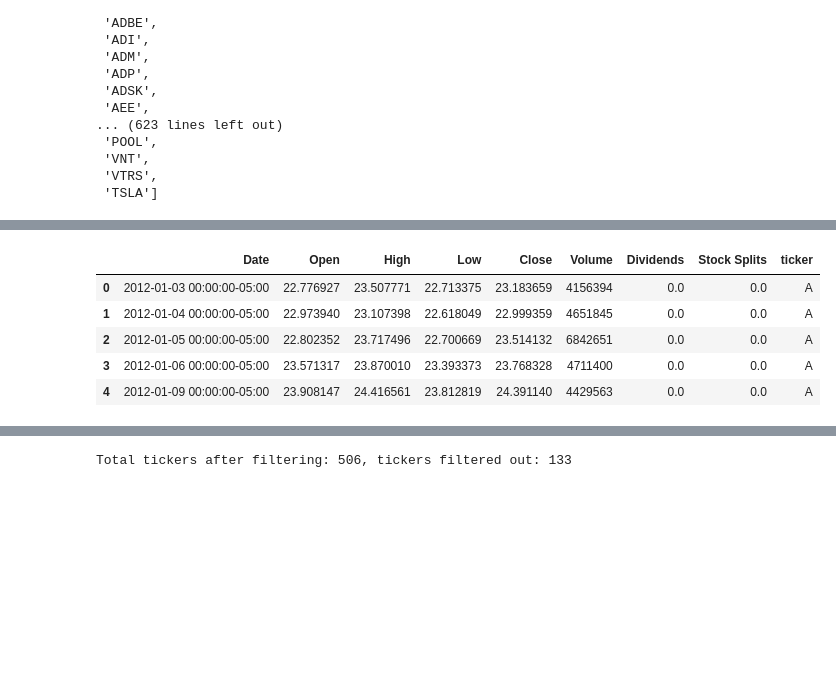
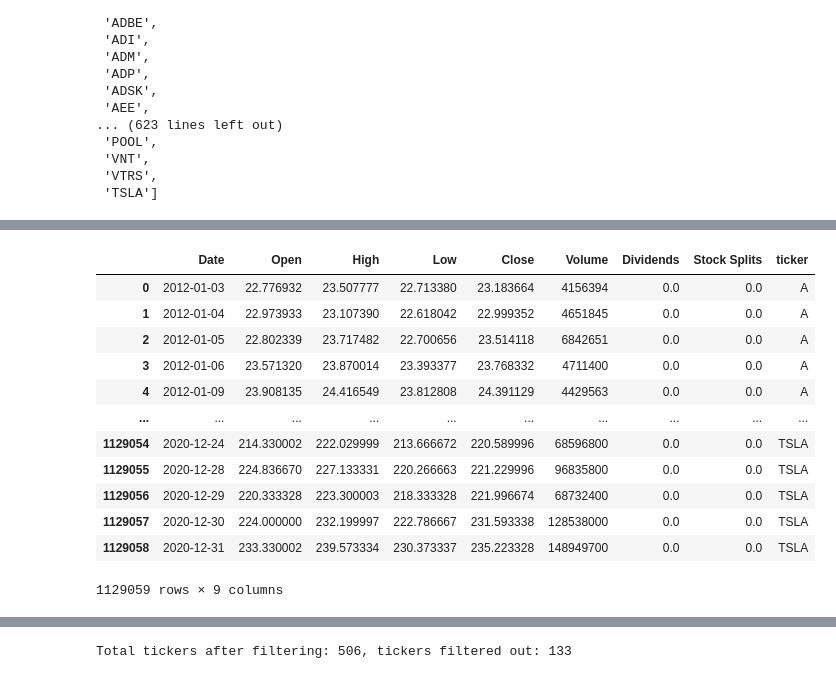
Before and after one commit to gotoshleep/DSE4212-Portfolio-Optimiser, a Jupyter notebook: Data prep and EDA/data_cleaning2.ipynb, the cells around one changed output, grey strips where cells are left out. Cells and saved outputs as stored; diff of their text form; code cells hidden in the pictures; blank space fills up the shorter version.

```diff
--- a/Data prep and EDA/data_cleaning2.ipynb
+++ b/Data prep and EDA/data_cleaning2.ipynb
@@ -35,4 +35,6 @@ spy_stocklist
 3482 rows × 2 columns
 # %%
 # Filter date range for 2012-01-01 to 2021-01-07, we include the year 2012 to introduce a buffer for moving averages calculation
-spy_stocklist_filtered = spy_stocklist[(spy_stocklist['date'] >= '2013-01-01') & (spy_stocklist['date'] <= '2020-12-31')]
+spy_stocklist_filtered = spy_stocklist[(spy_stocklist['date'] >= '2013-01-01') & (spy_stocklist['date'] <= '2021-01-08')]
+
+spy_stocklist_filtered
@@ -39,9 +55,31 @@ spy_stocklist_filtered = spy_stocklist[(spy_stocklist['date'] >= '2013-01-01') &
 # %%
+# Step 1: Split the tickers into lists
+spy_stocklist_filtered_expanded_unexploded = (
+    spy_stocklist_filtered.assign(
+        ticker=spy_stocklist_filtered["tickers"].str.split(",")
+    )
+    .drop(columns="tickers")
+    .reset_index(drop=True)
+)
+
+# Step 2: Apply mapping to each list of tickers
+updated_ticker_mapping = {
+    'GOOGL': 'GOOG',
+    'FB': 'META',
+    'TWTR': 'X',
+}
+
+spy_stocklist_filtered_expanded_unexploded["ticker"] = (
+    spy_stocklist_filtered_expanded_unexploded["ticker"]
+    .apply(lambda lst: [updated_ticker_mapping.get(t, t) for t in lst])
+)
+
+
+# When exploding, you don’t need to drop "tickers" again—it was already dropped above
 spy_stocklist_filtered_expanded = (
-    spy_stocklist_filtered.assign(ticker=spy_stocklist_filtered["tickers"].str.split(","))
-      .explode("ticker")
-      .drop(columns="tickers")
-      .reset_index(drop=True)
+    spy_stocklist_filtered_expanded_unexploded
+    .explode("ticker")
+    .reset_index(drop=True)
 )
 
 spy_stocklist_filtered_expanded
@@ -98,5 +165,10 @@ spy_stocklist_final[spy_stocklist_final['ticker'].isin(updated_ticker_mapping.va
 # %%
 ### getting list of unique tickers that ever entered the SP500 between 2013-2020
+
+spy_stocklist_final = spy_stocklist_filtered_expanded[
+    (spy_stocklist_filtered_expanded['date'] >= '2013-01-01') &
+    (spy_stocklist_filtered_expanded['date'] <= '2020-12-31')]
+
 unique_tickers = spy_stocklist_final['ticker'].unique().tolist()
 print(f"Total unique tickers in S&P 500 from 2013 to 2020: {len(unique_tickers)}")
 unique_tickers
@@ -212,20 +284,29 @@ $AVP: possibly delisted; no timezone found
 # %%
 # combine all individual DataFrames into one big DataFrame
 yfinance_df = pd.concat(yfinance_data, ignore_index=True)
 
 # optional: ensure 'Date' is a proper datetime column
 yfinance_df["Date"] = pd.to_datetime(yfinance_df["Date"])
 
 # preview result
 yfinance_df.drop(columns=['Capital Gains'], inplace=True)
-yfinance_df.head()
+yfinance_df['Date'] = yfinance_df['Date'].dt.tz_localize(None)
+
+yfinance_df
 # %% [output]
 |  | Date | Open | High | Low | Close | Volume | Dividends | Stock Splits | ticker |
-| 0 | 2012-01-03 00:00:00-05:00 | 22.776927 | 23.507771 | 22.713375 | 23.183659 | 4156394 | 0.0 | 0.0 | A |
-| 1 | 2012-01-04 00:00:00-05:00 | 22.973940 | 23.107398 | 22.618049 | 22.999359 | 4651845 | 0.0 | 0.0 | A |
-| 2 | 2012-01-05 00:00:00-05:00 | 22.802352 | 23.717496 | 22.700669 | 23.514132 | 6842651 | 0.0 | 0.0 | A |
-| 3 | 2012-01-06 00:00:00-05:00 | 23.571317 | 23.870010 | 23.393373 | 23.768328 | 4711400 | 0.0 | 0.0 | A |
-| 4 | 2012-01-09 00:00:00-05:00 | 23.908147 | 24.416561 | 23.812819 | 24.391140 | 4429563 | 0.0 | 0.0 | A |
+| 0 | 2012-01-03 | 22.776932 | 23.507777 | 22.713380 | 23.183664 | 4156394 | 0.0 | 0.0 | A |
+| 1 | 2012-01-04 | 22.973933 | 23.107390 | 22.618042 | 22.999352 | 4651845 | 0.0 | 0.0 | A |
+| 2 | 2012-01-05 | 22.802339 | 23.717482 | 22.700656 | 23.514118 | 6842651 | 0.0 | 0.0 | A |
+| 3 | 2012-01-06 | 23.571320 | 23.870014 | 23.393377 | 23.768332 | 4711400 | 0.0 | 0.0 | A |
+| 4 | 2012-01-09 | 23.908135 | 24.416549 | 23.812808 | 24.391129 | 4429563 | 0.0 | 0.0 | A |
+| ... | ... | ... | ... | ... | ... | ... | ... | ... | ... |
+| 1129054 | 2020-12-24 | 214.330002 | 222.029999 | 213.666672 | 220.589996 | 68596800 | 0.0 | 0.0 | TSLA |
+| 1129055 | 2020-12-28 | 224.836670 | 227.133331 | 220.266663 | 221.229996 | 96835800 | 0.0 | 0.0 | TSLA |
+| 1129056 | 2020-12-29 | 220.333328 | 223.300003 | 218.333328 | 221.996674 | 68732400 | 0.0 | 0.0 | TSLA |
+| 1129057 | 2020-12-30 | 224.000000 | 232.199997 | 222.786667 | 231.593338 | 128538000 | 0.0 | 0.0 | TSLA |
+| 1129058 | 2020-12-31 | 233.330002 | 239.573334 | 230.373337 | 235.223328 | 148949700 | 0.0 | 0.0 | TSLA |
+1129059 rows × 9 columns
 # %%
 # checking for stock split price adjustment, for example apple, check the dates around 2020-08-31 when apple had a 4-for-1 stock split
 yfinance_df[yfinance_df['Date'].between('2020-08-24', '2020-09-07') & (yfinance_df['ticker'] == 'AAPL')]
```
Also changed, not shown: parts of 16 cells of this notebook.
